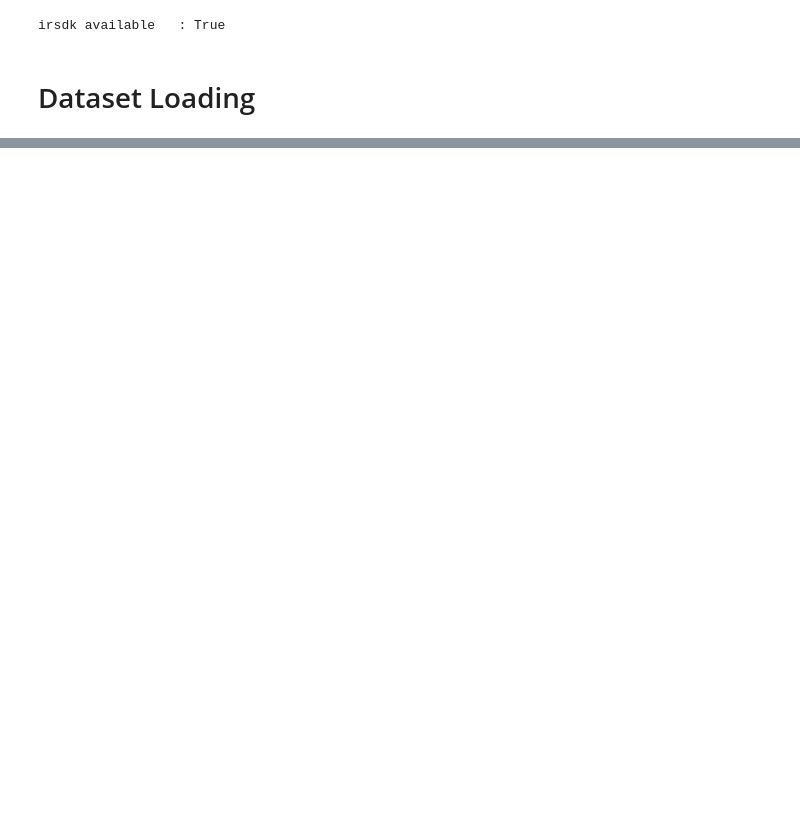
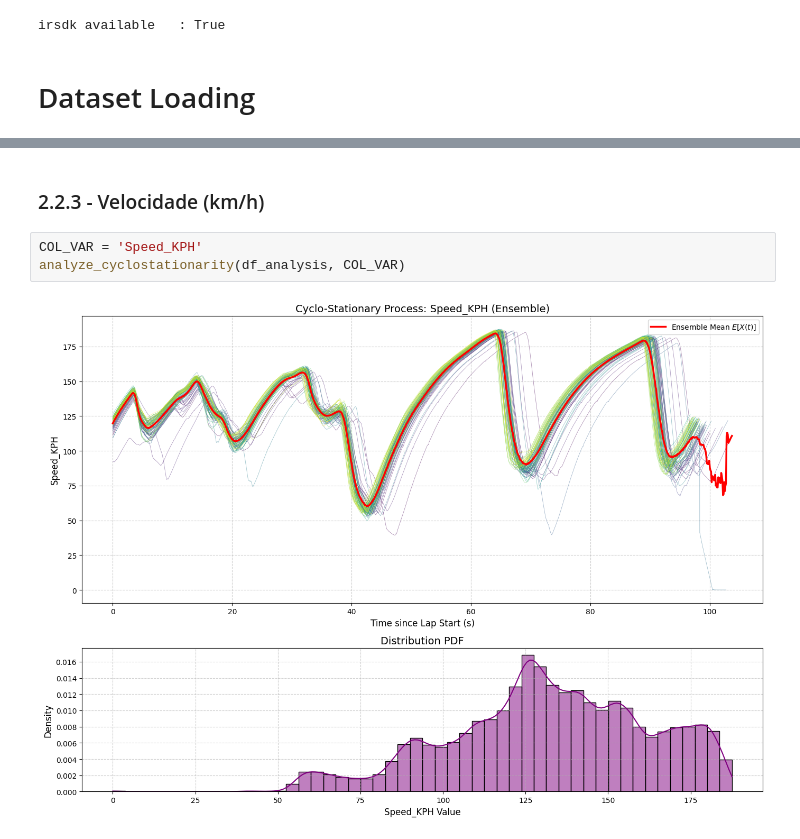
Before and after one commit to TomazFilgueira/PPGEEC2317---SISTEMAS-PROBABIL-STICOS, a Jupyter notebook: processos_estocasticos/simracing_processos_estocasticos.ipynb, the cells around one changed output, grey strips where cells are left out. Saved outputs shown, nothing was run; the diff lists cells and outputs as text; blank space fills up the shorter version.

```diff
--- a/processos_estocasticos/simracing_processos_estocasticos.ipynb
+++ b/processos_estocasticos/simracing_processos_estocasticos.ipynb
@@ -390,0 +492,7 @@ analyze_cyclostationarity(df_analysis, COL_VAR)
+# %% [markdown]
+### 2.2.3 - Velocidade (km/h)
+# %%
+COL_VAR = 'Speed_KPH'
+analyze_cyclostationarity(df_analysis, COL_VAR)
+# %% [output]
+[figure, added]
```
Also changed, not shown: parts of 27 cells of this notebook, 1 other file.
